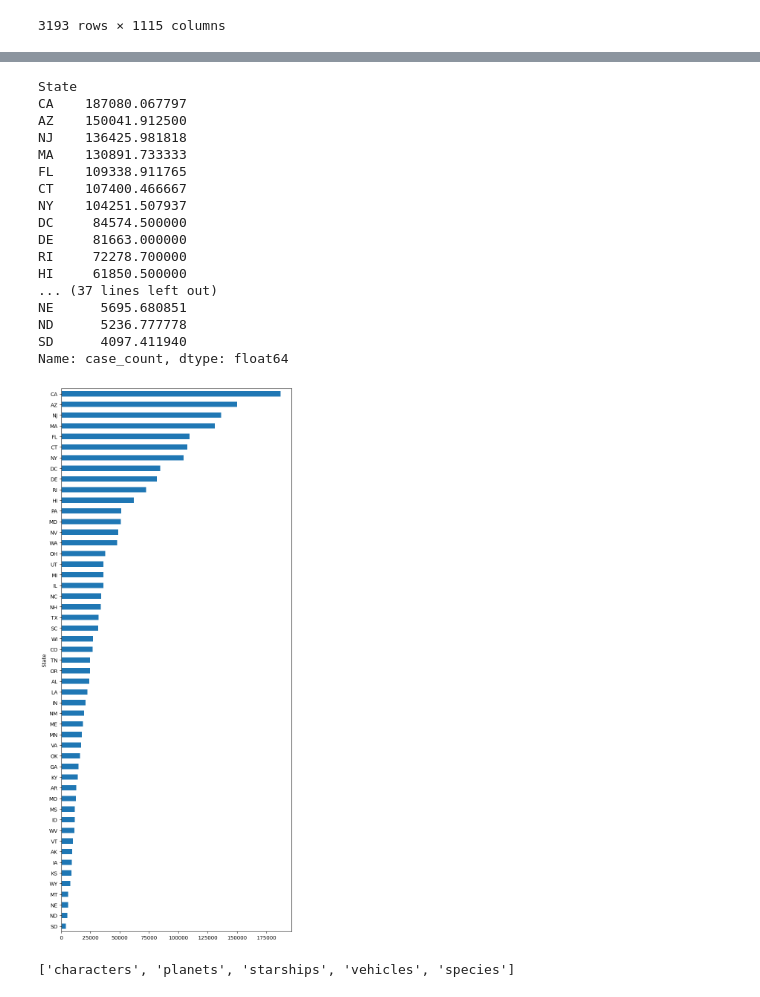
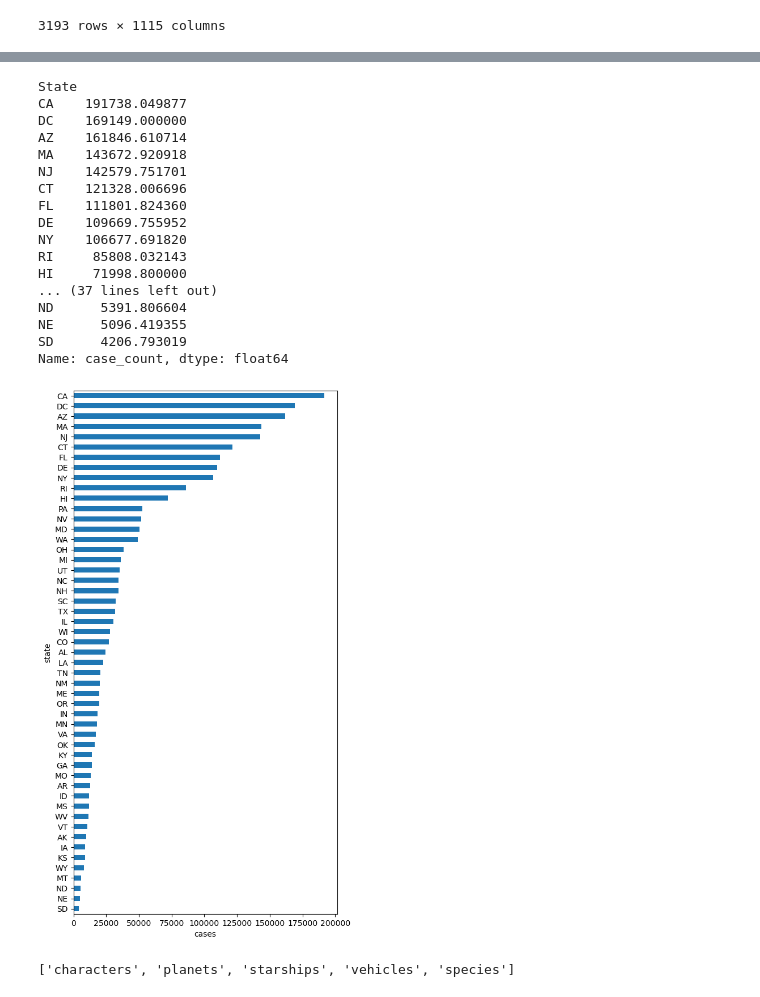
Before and after one commit to maptv/Data-Wrangling-with-Python, a Jupyter notebook: IntermediateDataWrangling/DataWranglingWithPandas/DataWranglingWithPandas-code.ipynb, the cells around one changed output, grey strips where cells are left out. Saved outputs shown, nothing was run; the diff lists cells and outputs as text; code cells hidden in the pictures.

```diff
--- a/IntermediateDataWrangling/DataWranglingWithPandas/DataWranglingWithPandas-code.ipynb
+++ b/IntermediateDataWrangling/DataWranglingWithPandas/DataWranglingWithPandas-code.ipynb
@@ -2252,4 +2375,4 @@ this                   module              <module 'this' from '/opt<...>/lib/py
 times                  DatetimeIndex       DatetimeIndex(['2017-01-3<...>atetime64[ns]', freq='M')
 wide_size              float64             28.481692
 # %%
-covid_cases = pd.read_csv("covid_confirmed_usafacts.csv")
+covid_cases = pd.read_csv("https://raw.githubusercontent.com/GeoDaCenter/covid/master/public/csv/covid_confirmed_usafacts.csv")
@@ -2272,6 +2413,10 @@ covid_cases
 | 3192 | 56045 | Weston County | WY | 56 | 0 | 0 | 0 | 0 | ... |
 3193 rows × 1115 columns
 # %%
-melted = covid_cases.melt(id_vars=covid_cases.columns[:4], var_name="date", value_name="case_count")
+melted = covid_cases.melt(
+    id_vars=covid_cases.columns[:4],
+    var_name="date",
+    value_name="case_count",
+)
 # %%
 long_size = melted.memory_usage().sum() / 1e6
@@ -2318,26 +2484,30 @@ melted.loc["2022":"2023"]
 melted["2023-02-01":].groupby("State")["case_count"].mean().sort_values(ascending=False)
 # %% [output]
 State
-CA    187080.067797
-AZ    150041.912500
-NJ    136425.981818
-MA    130891.733333
-FL    109338.911765
-CT    107400.466667
-NY    104251.507937
-DC     84574.500000
-DE     81663.000000
-RI     72278.700000
-HI     61850.500000
+CA    191738.049877
+DC    169149.000000
+AZ    161846.610714
+MA    143672.920918
+NJ    142579.751701
+CT    121328.006696
+FL    111801.824360
+DE    109669.755952
+NY    106677.691820
+RI     85808.032143
+HI     71998.800000
 ... (37 lines left out)
-NE      5695.680851
-ND      5236.777778
-SD      4097.411940
+ND      5391.806604
+NE      5096.419355
+SD      4206.793019
 Name: case_count, dtype: float64
 # %%
-melted["2023-02-01":].groupby("State")["case_count"].mean().sort_values().plot.barh(figsize=(8, 19));
+melted["2023-02-01":].groupby("State")["case_count"].mean().sort_values().plot.barh(
+    figsize=(6, 12),
+    xlabel="cases",
+    ylabel="state",
+);
 # %% [output]
-[figure, old version]
+[figure, new version]
 # %%
 import requests
 # %%
```
Also changed, not shown: parts of 144 cells of this notebook, 2 other files.
